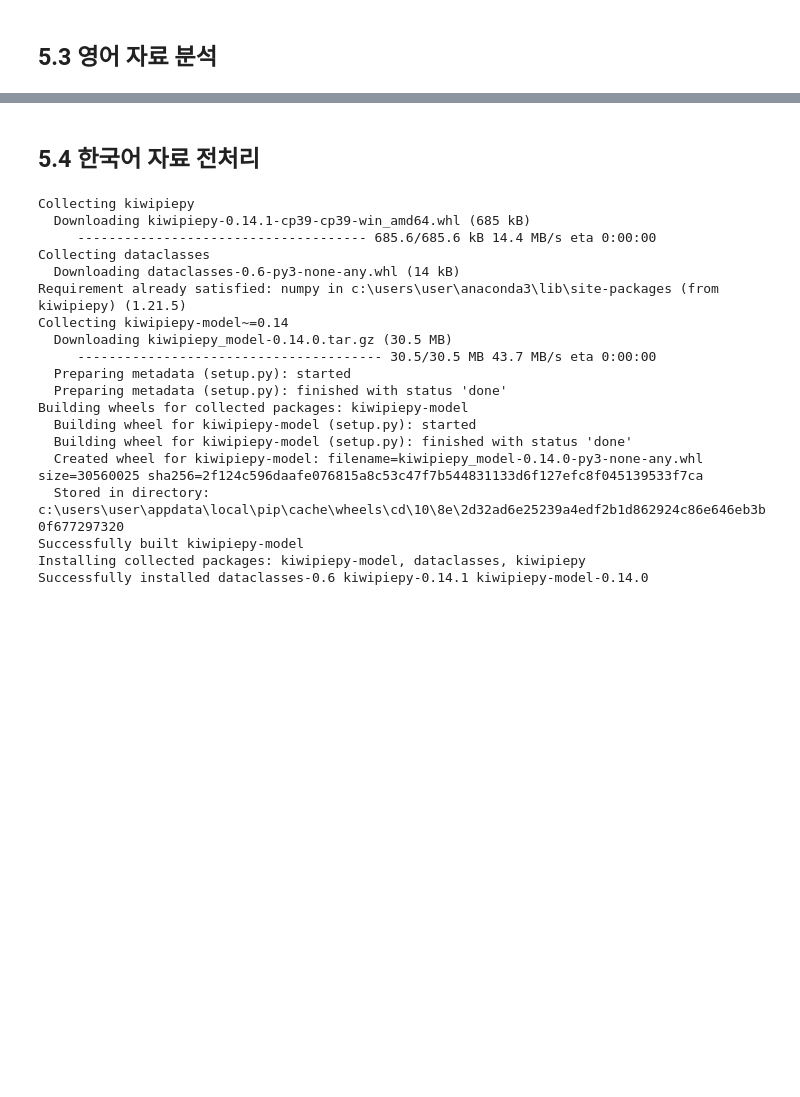
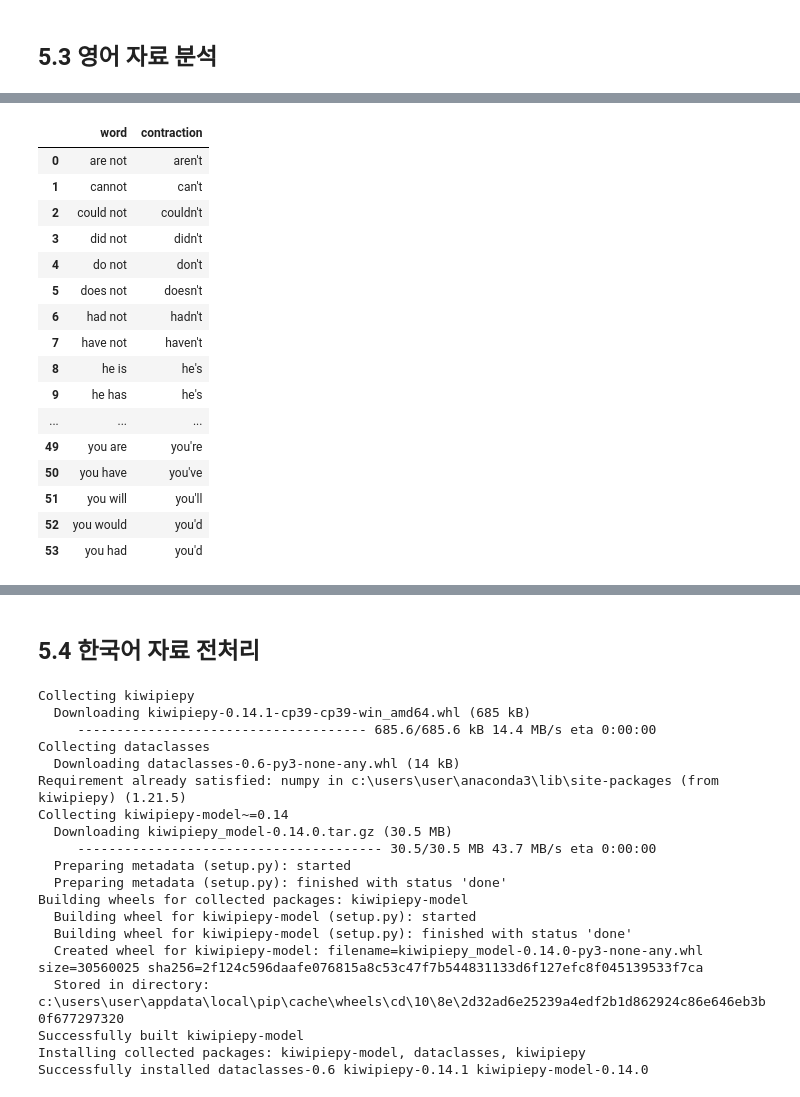
Before and after one commit to stronghajin/2022_big_data_1, a Jupyter notebook: bigdata2/day08.ipynb, the cells around one changed output, grey strips where cells are left out. Cells and saved outputs as stored; diff of their text form; code cells hidden in the pictures; blank space fills up the shorter version.

```diff
--- a/bigdata2/day08.ipynb
+++ b/bigdata2/day08.ipynb
@@ -580,0 +686,34 @@ association_rules(itemset, metric='confidence', min_threshold=0.5)
+# %%
+contractions.word[0] = 'are not'
+contractions.contraction[0] = "aren't"
+contractions.word[2] = 'could not'
+contractions.contraction[2] = "couldn't"
+contractions.word[3] = 'did not'
+contractions.contraction[3] = "didn't"
+contractions.word[7] = 'have not'
+contractions.contraction[7] = "haven't"
+contractions.word[32] = 'they have'
+contractions.contraction[32] = "they've"
+contractions.word[40] = 'we would'
+contractions.contraction[40] = "we'd"
+contractions.contraction = contractions.contraction.str.replace('’',"'")
+# %%
+contractions
+# %% [output]
+|  | word | contraction |
+| 0 | are not | aren't |
+| 1 | cannot | can't |
+| 2 | could not | couldn't |
+| 3 | did not | didn't |
+| 4 | do not | don't |
+| 5 | does not | doesn't |
+| 6 | had not | hadn't |
+| 7 | have not | haven't |
+| 8 | he is | he's |
+| 9 | he has | he's |
+| ... | ... | ... |
+| 49 | you are | you're |
+| 50 | you have | you've |
+| 51 | you will | you'll |
+| 52 | you would | you'd |
+| 53 | you had | you'd |
```
Also changed, not shown: parts of 35 cells of this notebook, 6 other files.
